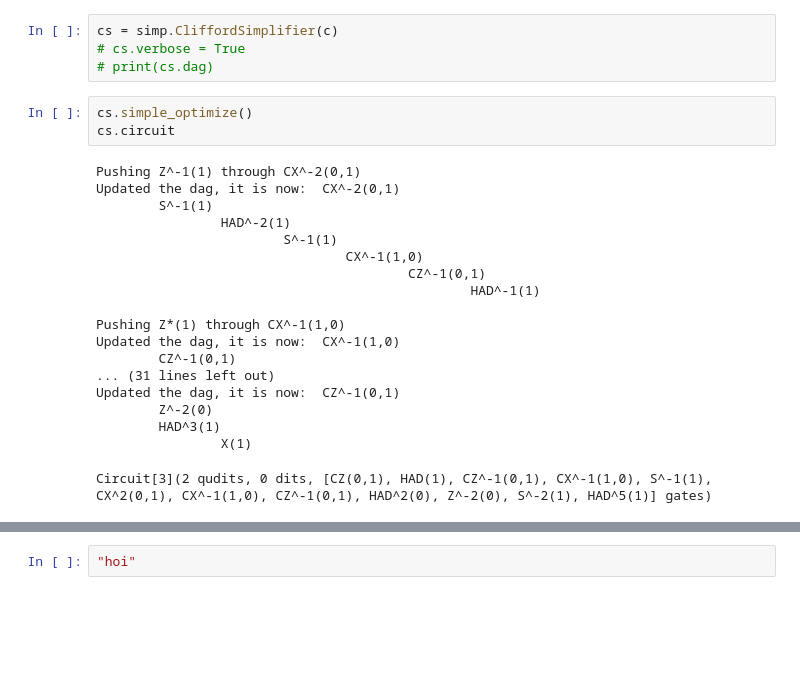
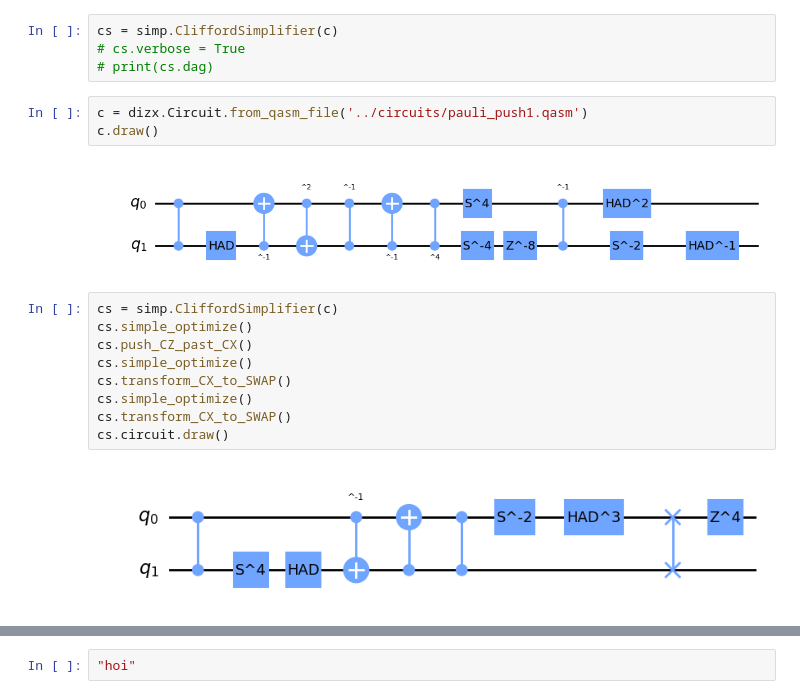
Before and after one commit to jvdwetering/dizx, a Jupyter notebook: notebooks/CircuitSimplifierHacking.ipynb, the cells around one changed output, grey strips where cells are left out. Drawn from its saved outputs; the diff is of its cells as text; blank space fills up the shorter version.

Commit message:
Some more rewrite rules involving S and CX gates, but is still buggy.

```diff
--- a/notebooks/CircuitSimplifierHacking.ipynb
+++ b/notebooks/CircuitSimplifierHacking.ipynb
@@ -51,25 +79,19 @@ c.to_qiskit_rep().draw("mpl")
 cs = simp.CliffordSimplifier(c)
 # cs.verbose = True
 # print(cs.dag)
-# %%
-cs.simple_optimize()
-cs.circuit
-# %% [output]
-Pushing Z^-1(1) through CX^-2(0,1)
-Updated the dag, it is now:  CX^-2(0,1)
-        S^-1(1)
-                HAD^-2(1)
-                        S^-1(1)
-                                CX^-1(1,0)
-                                        CZ^-1(0,1)
-                                                HAD^-1(1)
-
-Pushing Z*(1) through CX^-1(1,0)
-Updated the dag, it is now:  CX^-1(1,0)
-        CZ^-1(0,1)
-... (31 lines left out)
-Updated the dag, it is now:  CZ^-1(0,1)
-        Z^-2(0)
-        HAD^3(1)
-                X(1)
-Circuit[3](2 qudits, 0 dits, [CZ(0,1), HAD(1), CZ^-1(0,1), CX^-1(1,0), S^-1(1), CX^2(0,1), CX^-1(1,0), CZ^-1(0,1), HAD^2(0), Z^-2(0), S^-2(1), HAD^5(1)] gates)
+# %%
+c = dizx.Circuit.from_qasm_file('../circuits/pauli_push1.qasm')
+c.draw()
+# %% [output]
+[figure, added]
+# %%
+cs = simp.CliffordSimplifier(c)
+cs.simple_optimize()
+cs.push_CZ_past_CX()
+cs.simple_optimize()
+cs.transform_CX_to_SWAP()
+cs.simple_optimize()
+cs.transform_CX_to_SWAP()
+cs.circuit.draw()
+# %% [output]
+[figure, added]
```
Also changed, not shown: parts of 13 cells of this notebook, 3 other files.
